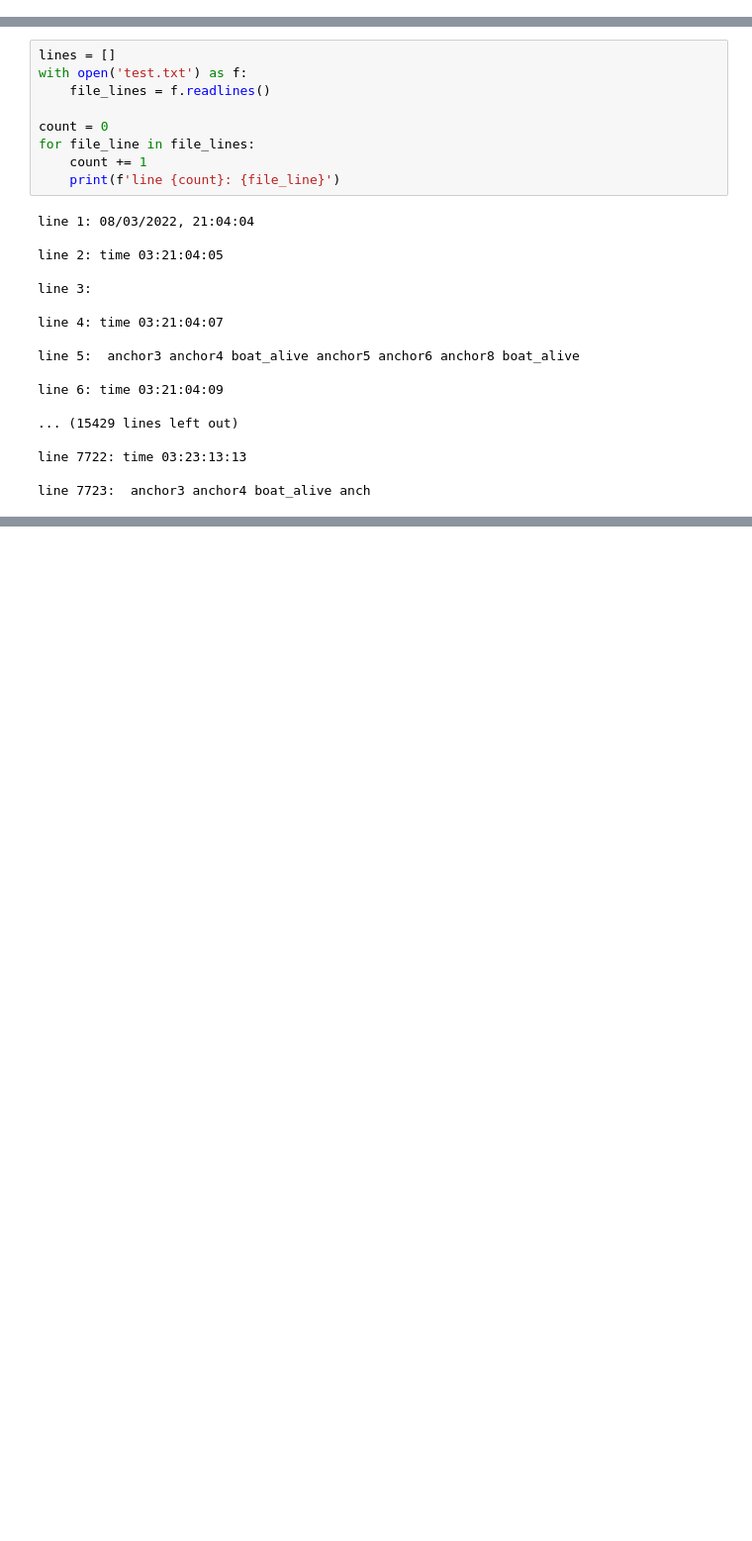
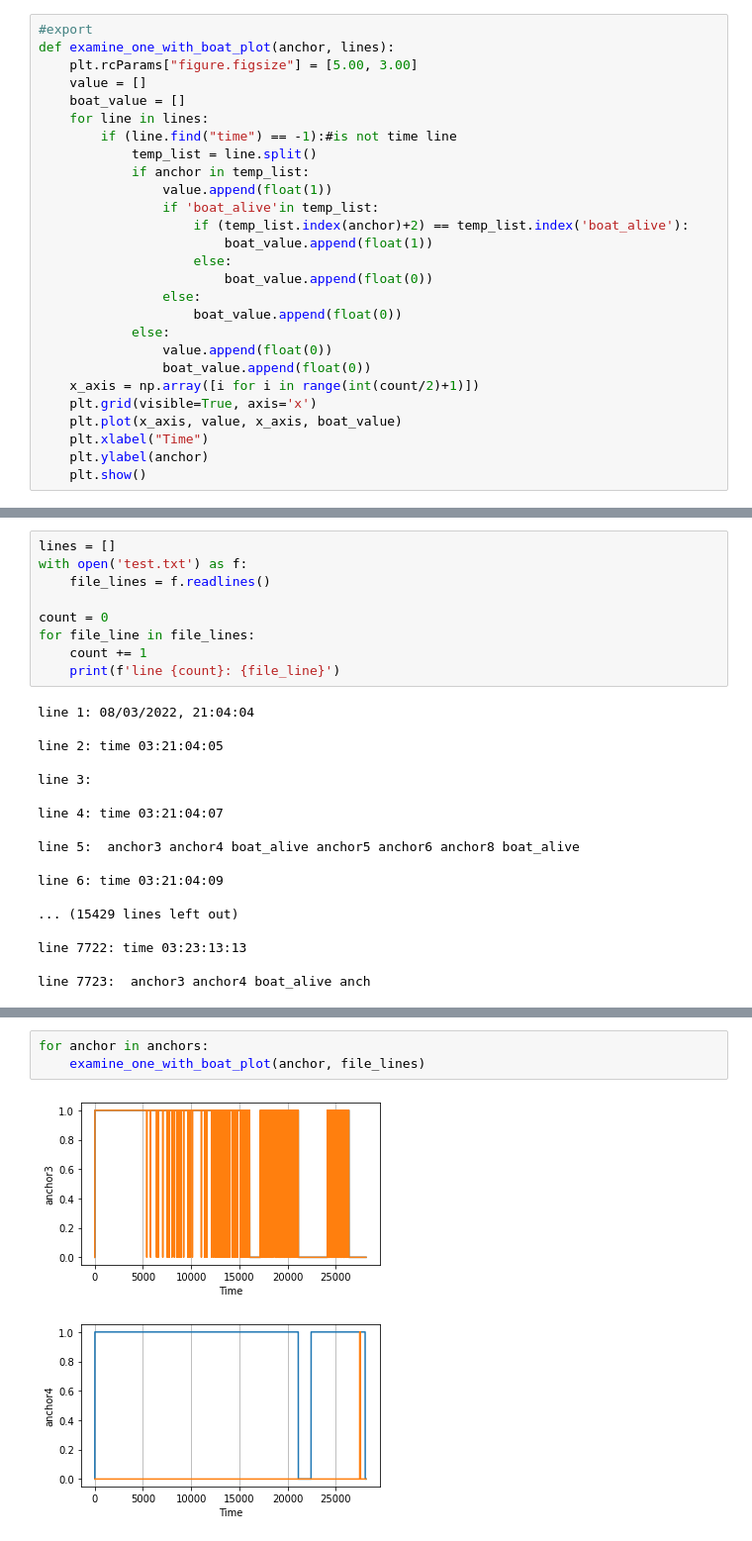
Before and after one commit to ARG-NCTU/arg_robotics_tools, a Jupyter notebook: 09_anchor_logging.ipynb, the cells around one changed output, grey strips where cells are left out. Shown at 99% size. Cells and saved outputs as stored; diff of their text form; blank space fills up the shorter version.

```diff
--- a/09_anchor_logging.ipynb
+++ b/09_anchor_logging.ipynb
@@ -62,3 +60,30 @@ To: /home/arg/arg_robotics_tools/data/0803_04.zip
+# %%
+#export
+def examine_one_with_boat_plot(anchor, lines):
+    plt.rcParams["figure.figsize"] = [5.00, 3.00]
+    value = []
+    boat_value = []
+    for line in lines:
+        if (line.find("time") == -1):#is not time line
+            temp_list = line.split()
+            if anchor in temp_list:
+                value.append(float(1))
+                if 'boat_alive'in temp_list:
+                    if (temp_list.index(anchor)+2) == temp_list.index('boat_alive'):
+                        boat_value.append(float(1))
+                    else:
+                        boat_value.append(float(0))
+                else:
+                    boat_value.append(float(0))
+            else:
+                value.append(float(0))
+                boat_value.append(float(0))
+    x_axis = np.array([i for i in range(int(count/2)+1)])
+    plt.grid(visible=True, axis='x')
+    plt.plot(x_axis, value, x_axis, boat_value)
+    plt.xlabel("Time")
+    plt.ylabel(anchor)
+    plt.show()
 # %% [markdown]
 ## Testing part
 # %%
@@ -109,0 +150,6 @@ for anchor in anchors:
+# %%
+for anchor in anchors:
+    examine_one_with_boat_plot(anchor, file_lines)
+# %% [output]
+[figure, added]
+[figure, added]
```
Also changed, not shown: parts of 10 cells of this notebook.
